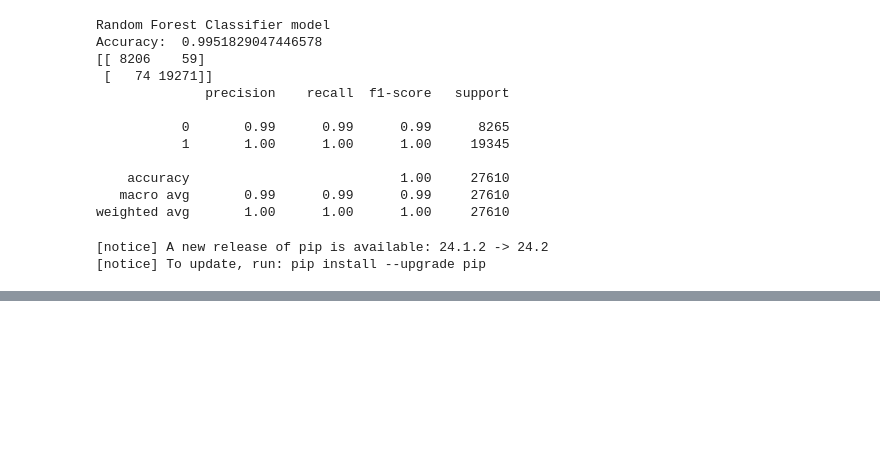
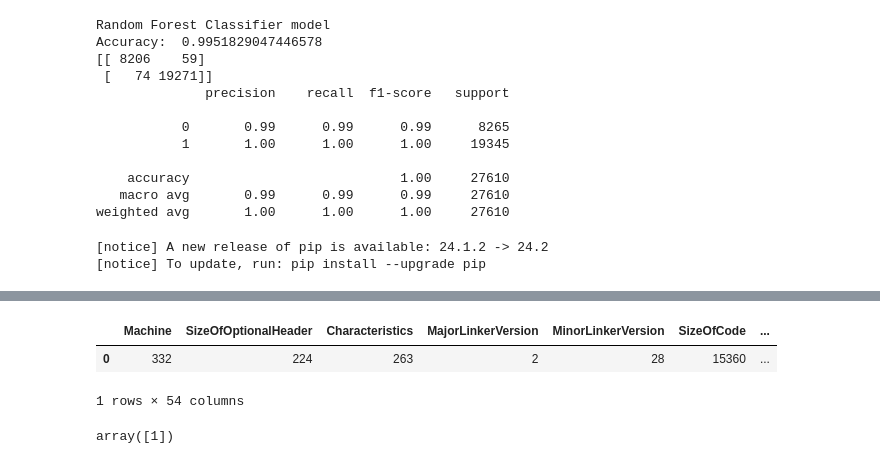
Before and after one commit to justgotothedesk/OJT-Study, a Jupyter notebook: python/PE-Header/1. RandomForestClassifier_guideline.ipynb, the cells around one changed output, grey strips where cells are left out. Drawn from its saved outputs; the diff is of its cells as text; code cells hidden in the pictures; blank space fills up the shorter version.

Commit message:
feat: test 결과 추가

```diff
--- a/python/PE-Header/1. RandomForestClassifier_guideline.ipynb
+++ b/python/PE-Header/1. RandomForestClassifier_guideline.ipynb
@@ -132,0 +337,2 @@ plt.show()
+# %%
+test_data = extract_infos('/home/user/Desktop/OJT-Study/python/PE-Header/test.exe')
@@ -132,0 +359,8 @@ plt.show()
+# %%
+df_test = pd.DataFrame([test_data])
+df_test.drop(columns = ['md5'], inplace = True)
+df_test
+# %% [output]
+|  | Machine | SizeOfOptionalHeader | Characteristics | MajorLinkerVersion | MinorLinkerVersion | SizeOfCode | ... |
+| 0 | 332 | 224 | 263 | 2 | 28 | 15360 | ... |
+1 rows × 54 columns
@@ -132,0 +369,4 @@ plt.show()
+# %%
+test_result
+# %% [output]
+array([1])
```
Also changed, not shown: parts of 6 cells of this notebook.
